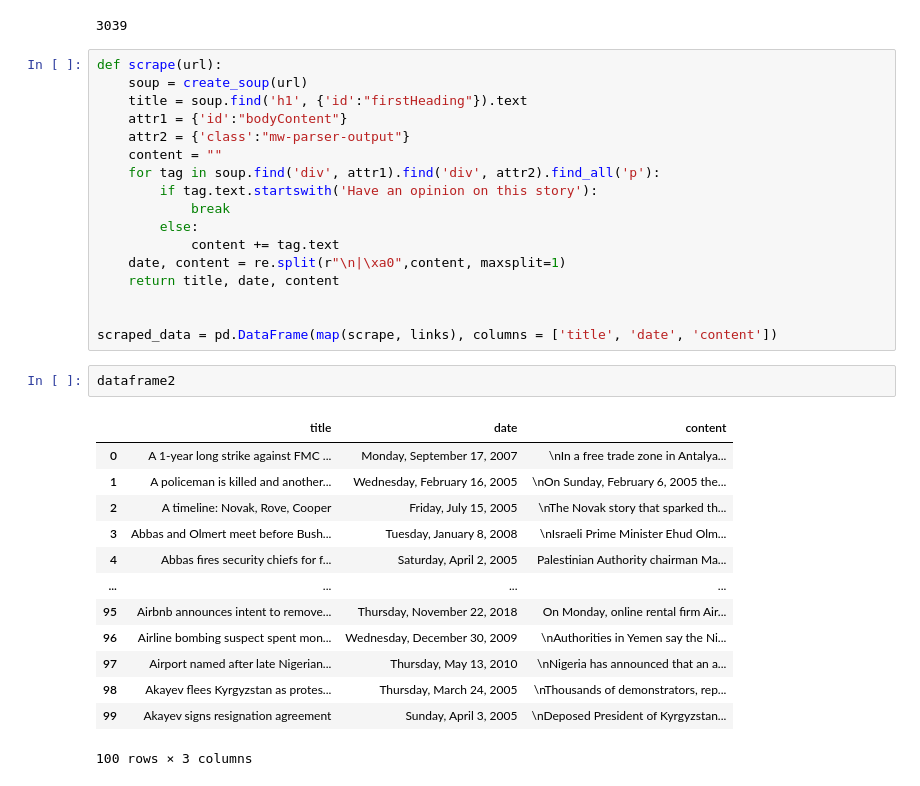
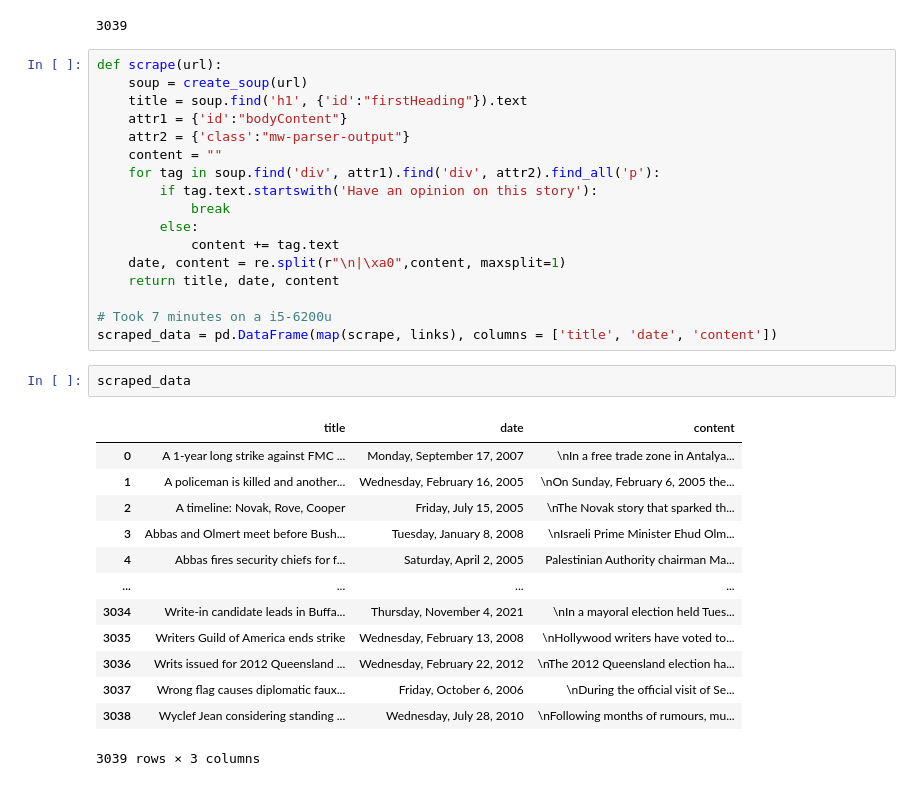
Before and after one commit to Numinator/ds, a Jupyter notebook: MS1/ms1.ipynb, the cells around one changed output. Cells and saved outputs as stored; diff of their text form.

```diff
--- a/MS1/ms1.ipynb
+++ b/MS1/ms1.ipynb
@@ -240,21 +254,21 @@ def scrape(url):
     date, content = re.split(r"\n|\xa0",content, maxsplit=1)
     return title, date, content
 
-
+# Took 7 minutes on a i5-6200u
 scraped_data = pd.DataFrame(map(scrape, links), columns = ['title', 'date', 'content'])
-# %%
-dataframe2
-# %% [output]
-|  | title | date | content |
-| 0 | A 1-year long strike against FMC ... | Monday, September 17, 2007 | \nIn a free trade zone in Antalya... |
-| 1 | A policeman is killed and another... | Wednesday, February 16, 2005 | \nOn Sunday, February 6, 2005 the... |
-| 2 | A timeline: Novak, Rove, Cooper | Friday, July 15, 2005 | \nThe Novak story that sparked th... |
-| 3 | Abbas and Olmert meet before Bush... | Tuesday, January 8, 2008 | \nIsraeli Prime Minister Ehud Olm... |
-| 4 | Abbas fires security chiefs for f... | Saturday, April 2, 2005 | Palestinian Authority chairman Ma... |
-| ... | ... | ... | ... |
-| 95 | Airbnb announces intent to remove... | Thursday, November 22, 2018 | On Monday, online rental firm Air... |
-| 96 | Airline bombing suspect spent mon... | Wednesday, December 30, 2009 | \nAuthorities in Yemen say the Ni... |
-| 97 | Airport named after late Nigerian... | Thursday, May 13, 2010 | \nNigeria has announced that an a... |
-| 98 | Akayev flees Kyrgyzstan as protes... | Thursday, March 24, 2005 | \nThousands of demonstrators, rep... |
-| 99 | Akayev signs resignation agreement | Sunday, April 3, 2005 | \nDeposed President of Kyrgyzstan... |
-100 rows × 3 columns
+# %%
+scraped_data
+# %% [output]
+|  | title | date | content |
+| 0 | A 1-year long strike against FMC ... | Monday, September 17, 2007 | \nIn a free trade zone in Antalya... |
+| 1 | A policeman is killed and another... | Wednesday, February 16, 2005 | \nOn Sunday, February 6, 2005 the... |
+| 2 | A timeline: Novak, Rove, Cooper | Friday, July 15, 2005 | \nThe Novak story that sparked th... |
+| 3 | Abbas and Olmert meet before Bush... | Tuesday, January 8, 2008 | \nIsraeli Prime Minister Ehud Olm... |
+| 4 | Abbas fires security chiefs for f... | Saturday, April 2, 2005 | Palestinian Authority chairman Ma... |
+| ... | ... | ... | ... |
+| 3034 | Write-in candidate leads in Buffa... | Thursday, November 4, 2021 | \nIn a mayoral election held Tues... |
+| 3035 | Writers Guild of America ends strike | Wednesday, February 13, 2008 | \nHollywood writers have voted to... |
+| 3036 | Writs issued for 2012 Queensland ... | Wednesday, February 22, 2012 | \nThe 2012 Queensland election ha... |
+| 3037 | Wrong flag causes diplomatic faux... | Friday, October 6, 2006 | \nDuring the official visit of Se... |
+| 3038 | Wyclef Jean considering standing ... | Wednesday, July 28, 2010 | \nFollowing months of rumours, mu... |
+3039 rows × 3 columns
```
Also changed, not shown: parts of 2 cells of this notebook.
